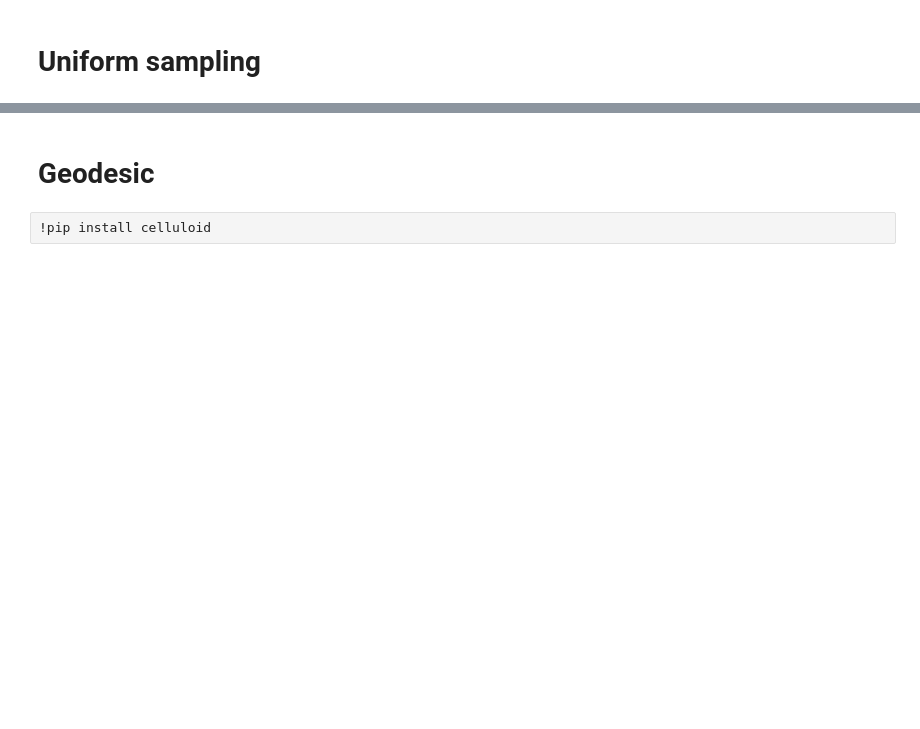
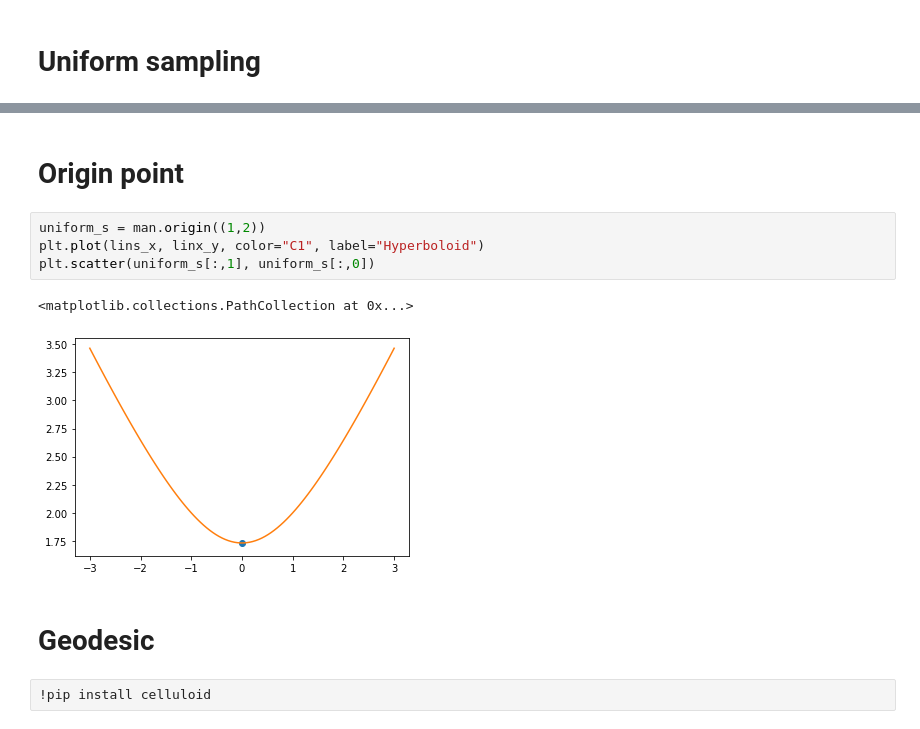
Before and after one commit to geoopt/geoopt, a Jupyter notebook: lorentz.ipynb, the cells around one changed output, grey strips where cells are left out. Cells and saved outputs as stored; diff of their text form; blank space fills up the shorter version.

```diff
--- a/lorentz.ipynb
+++ b/lorentz.ipynb
@@ -248,3 +248,12 @@ plt.scatter(uniform_s[:,1], uniform_s[:,0])
+# %% [markdown]
+# Origin point
+# %%
+uniform_s = man.origin((1,2))
+plt.plot(lins_x, linx_y, color="C1", label="Hyperboloid")
+plt.scatter(uniform_s[:,1], uniform_s[:,0])
+# %% [output]
+<matplotlib.collections.PathCollection at 0x...>
+[figure, added]
 # %% [markdown]
 # Geodesic
 # %%
```
Also changed, not shown: parts of 10 cells of this notebook, 1 other file.
